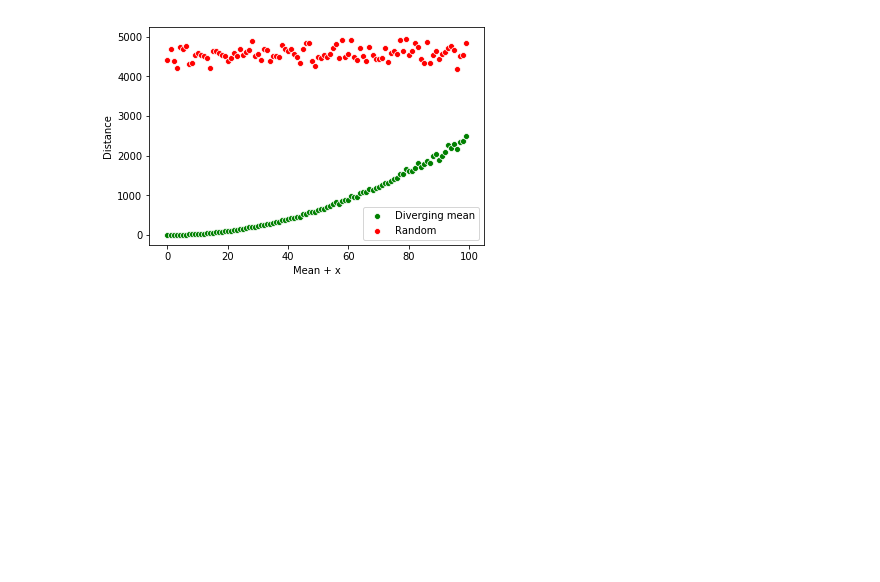
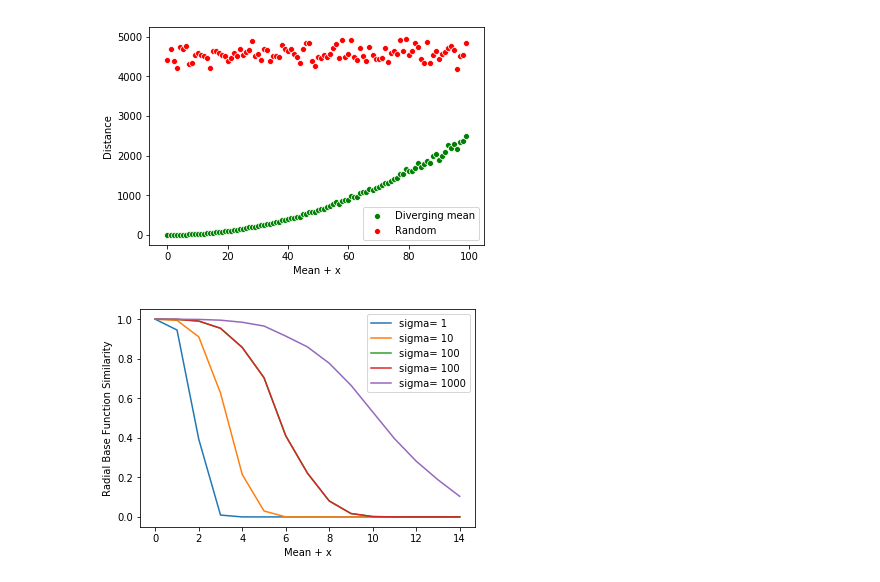
Before and after one commit to bencardoen/bhattacharyya_distance, a Jupyter notebook: src/Example.ipynb, the cells around one changed output. Cells and saved outputs as stored; diff of their text form; code cells hidden in the pictures; blank space fills up the shorter version.

Commit message:
Add exp similarity

```diff
--- a/src/Example.ipynb
+++ b/src/Example.ipynb
@@ -6,3 +6,6 @@ import matplotlib.pyplot as plt
 import seaborn as sns
 import pandas as pd
 import scipy.stats
+# %%
+def sim(diffs, sigm):
+    return np.exp(-diffs**2/sigm)
@@ -11,12 +34,12 @@ np.random.seed(42)
 mean = np.array([100, 100])
 cov = np.array([[1, 0], [0, 1]])  # diagonal covariance
 
-
+N = 100
 
 ms = []
 rs = []
 XGT = np.random.multivariate_normal(mean, cov, 1000)
-for i in range(100):
+for i in range(N):
     X = np.random.multivariate_normal(mean, cov, 1000)
     Y = np.random.multivariate_normal(mean+(i), cov, 1000)
     R = np.random.random((1000, 2)) * 1
@@ -30,3 +53,13 @@ plt.ylabel("Distance")
 # %% [output]
 Text(0, 0.5, 'Distance')
 [figure]
+# %%
+M = 15
+sigs = [1, 10, 100, 100, 1000]
+for s in sigs:
+    sns.lineplot(x=[i for i in range(M)], y=np.concatenate( [sim(np.array(ms[:M]), s)]), label="sigma= {}".format(s))
+plt.legend()
+plt.xlabel("Mean + x");
+plt.ylabel("Radial Base Function Similarity");
+# %% [output]
+[figure, added]
```
Also changed, not shown: parts of 2 cells of this notebook.
